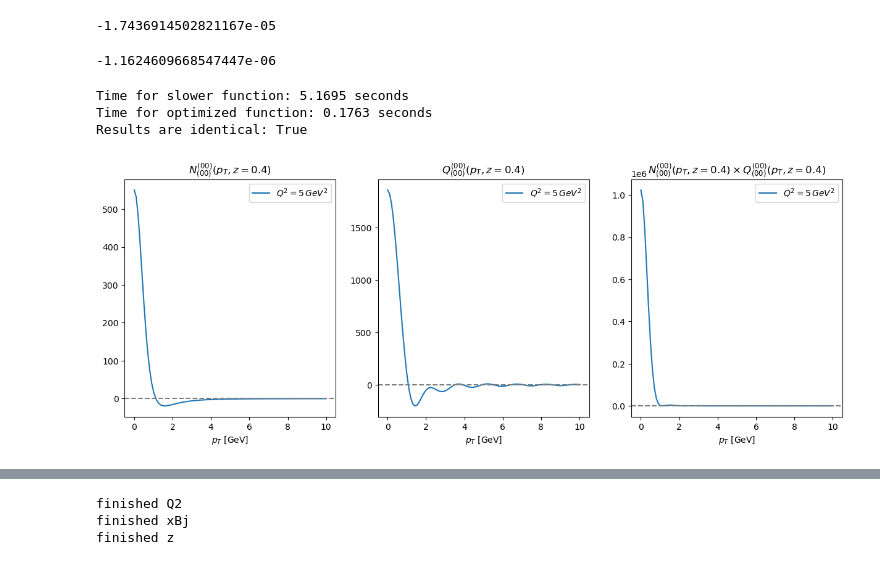
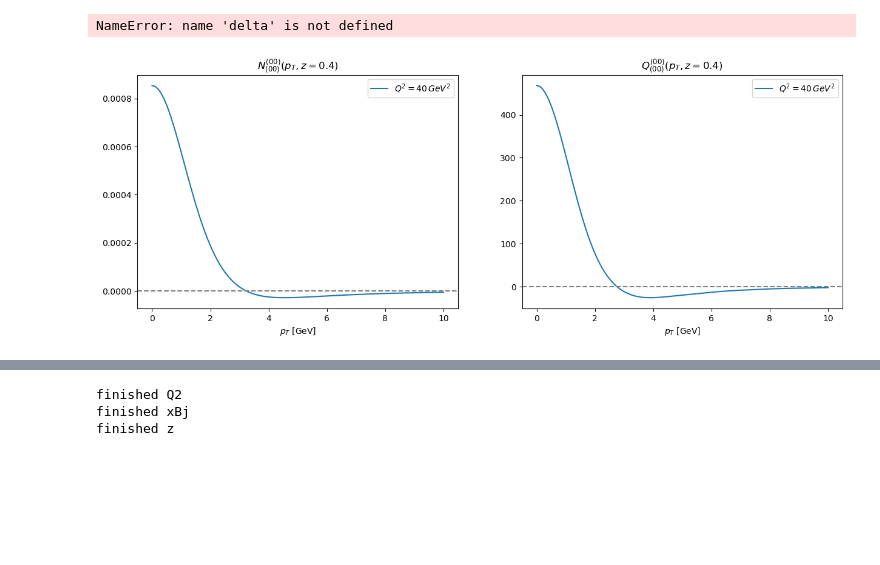
Before and after one commit to brandonmanley/dijet_DSA, a Jupyter notebook: bmanley/DSA_testing.ipynb, the cells around one changed output, grey strips where cells are left out. Drawn from its saved outputs; the diff is of its cells as text; code cells hidden in the pictures; blank space fills up the shorter version.

```diff
--- a/bmanley/DSA_testing.ipynb
+++ b/bmanley/DSA_testing.ipynb
@@ -188,69 +93,50 @@ def double_bessel(pT, Q, z, xBj, indices, amp, lamIR = lambdaIR):
-# %%
-double_bessel(5, np.sqrt(5), 0.4, 0.01, [0,0,0,0], 'N')
-# %% [output]
--1.7436914502821167e-05
-# %%
-double_bessel_slow(5, np.sqrt(5), 0.4, 0.01, [0,0,0,0], 'N')
-# %% [output]
--1.1624609668547447e-06
-# %%
-
-pT_values = np.linspace(0.1, 10, 200)
-
-# Measure time for the slower function
-start_time = time.time()
-results_slow = [double_bessel_slow(pT, np.sqrt(5), 0.4, 0.01, [0,0,0,0], 'N') for pT in pT_values]
-time_slow = time.time() - start_time
-print(f"Time for slower function: {time_slow:.4f} seconds")
-
-# Measure time for the optimized function
-start_time = time.time()
-results_fast = [double_bessel(pT, np.sqrt(5), 0.4, 0.01, [0,0,0,0], 'N') for pT in pT_values]
-time_fast = time.time() - start_time
-print(f"Time for optimized function: {time_fast:.4f} seconds")
-
-# Optional: Compare results for correctness
-print(f"Results are identical: {np.allclose(results_slow, results_fast)}")
-# %% [output]
-Time for slower function: 5.1695 seconds
-Time for optimized function: 0.1763 seconds
-Results are identical: True
+# %%
+# testing dijet class
+
+dijet1 = dutils.DijetXsec()
+
+pT_values = np.linspace(0,10,100)
+vars = {'Q': np.sqrt(40), 'z': 0.4, 'x': 0.01, 's': 50**2}
+testN = np.array([dijet1.double_bessel({'pT': ipT} | vars, [0,0,0,0], 'N') for ipT in pT_values])
+testQ = np.array([dijet1.double_bessel({'pT': ipT} | vars, [0,0,0,0], 'Q') for ipT in pT_values])
+# %% [output]
+NameError: name 'delta' is not defined
 # %%
 # compute db transform
-pT_values = np.linspace(0,10,100)
-test_Q2 = np.sqrt(5)
+# pT_values = np.linspace(0,10,100)
+test_Q2 = np.sqrt(40)
 test_z = 0.4
-testN = [double_bessel(ipT, test_Q2, test_z, 0.01, [0,0,0,0], 'N') for ipT in pT_values]
-testQ = [double_bessel(ipT, test_Q2, test_z, 0.01, [0,0,0,0], 'Q') for ipT in pT_values]
+# testN = np.array([double_bessel(ipT, test_Q2, test_z, 0.01, [0,0,0,0], 'N') for ipT in pT_values])
+# testQ = np.array([double_bessel(ipT, test_Q2, test_z, 0.01, [0,0,0,0], 'Q') for ipT in pT_values])
 
-fig, axes = plt.subplots(1, 3, figsize=(15, 5))
+fig, axes = plt.subplots(1, 2, figsize=(15, 5))
 
 axes[0].plot(pT_values, testN, label = fr'$Q^2={round(test_Q2**2)}\,GeV^2$')
 axes[0].axhline(y=0, color='grey', linestyle='--')
 axes[0].set_xlabel(r'$p_{T}$ [GeV]')
 axes[0].set_title(fr'$N_{{(00)}}^{{(00)}}(p_T, z={test_z})$')
 axes[0].legend()
 # axes[0].semilogy()
 
 axes[1].plot(pT_values, testQ, label = fr'$Q^2={round(test_Q2**2)}\,GeV^2$')
 axes[1].axhline(y=0, color='grey', linestyle='--')
 axes[1].set_xlabel(r'$p_{T}$ [GeV]')
 axes[1].set_title(fr'$Q_{{(00)}}^{{(00)}}(p_T, z={test_z})$')
 axes[1].legend()
 # axes[1].semilogy()
 
-axes[2].plot(pT_values, np.array(testN)*np.array(testQ), label = fr'$Q^2={round(test_Q2**2)}\,GeV^2$')
-axes[2].axhline(y=0, color='grey', linestyle='--')
-# axes[2].semilogy()
-axes[2].set_xlabel(r'$p_{T}$ [GeV]')
-axes[2].set_title(fr'$N_{{(00)}}^{{(00)}}(p_T, z={test_z})\times Q_{{(00)}}^{{(00)}}(p_T, z={test_z})$')
-axes[2].legend()
+# axes[2].plot(pT_values, np.array(testN)*np.array(testQ), label = fr'$Q^2={round(test_Q2**2)}\,GeV^2$')
+# axes[2].axhline(y=0, color='grey', linestyle='--')
+# # axes[2].semilogy()
+# axes[2].set_xlabel(r'$p_{T}$ [GeV]')
+# axes[2].set_title(fr'$N_{{(00)}}^{{(00)}}(p_T, z={test_z})\times Q_{{(00)}}^{{(00)}}(p_T, z={test_z})$')
+# axes[2].legend()
 
 # plt.plot(pT_values, N_pTs[1], label = "Q, a,b = 1,0")
 # plt.plot(pT_values, N_pTs[2], label = "a,b = 0,1")
 # plt.plot(pT_values, N_pTs[3], label = "a,b = 1,1")
 # plt.legend()
-plt.axhline(y=0, color='grey', linestyle='--')
+# plt.axhline(y=0, color='grey', linestyle='--')
 plt.show()
 # %% [output]
-[figure, old version]
+[figure, new version]
```
Also changed, not shown: parts of 11 cells of this notebook, 10 other files.
